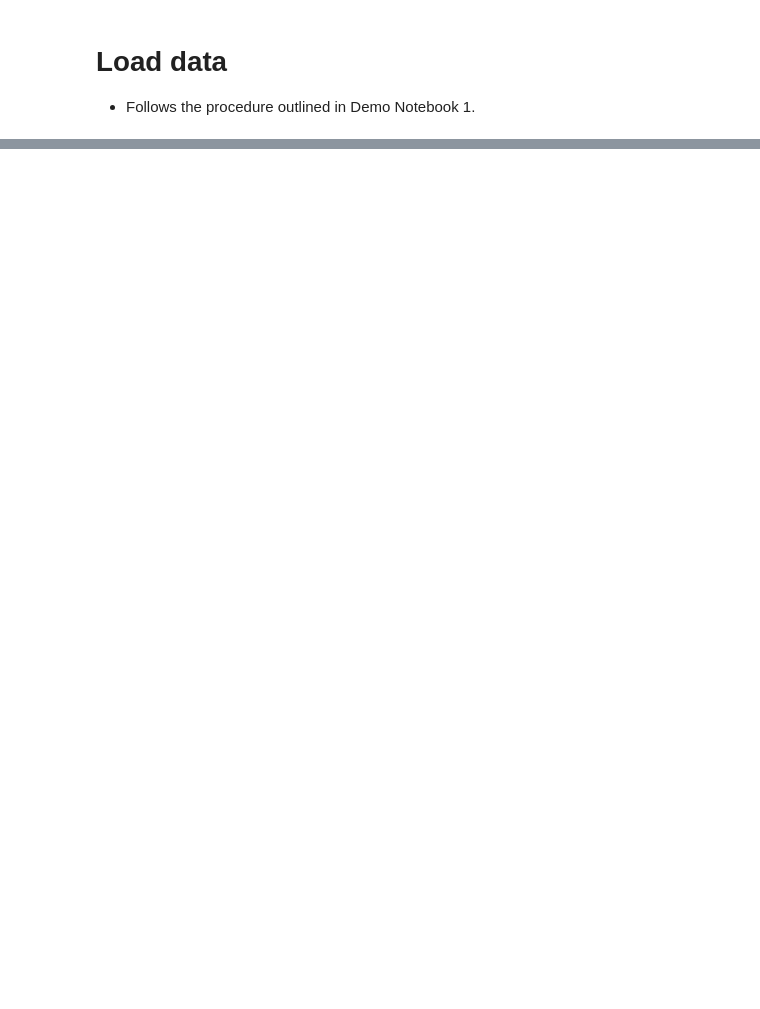
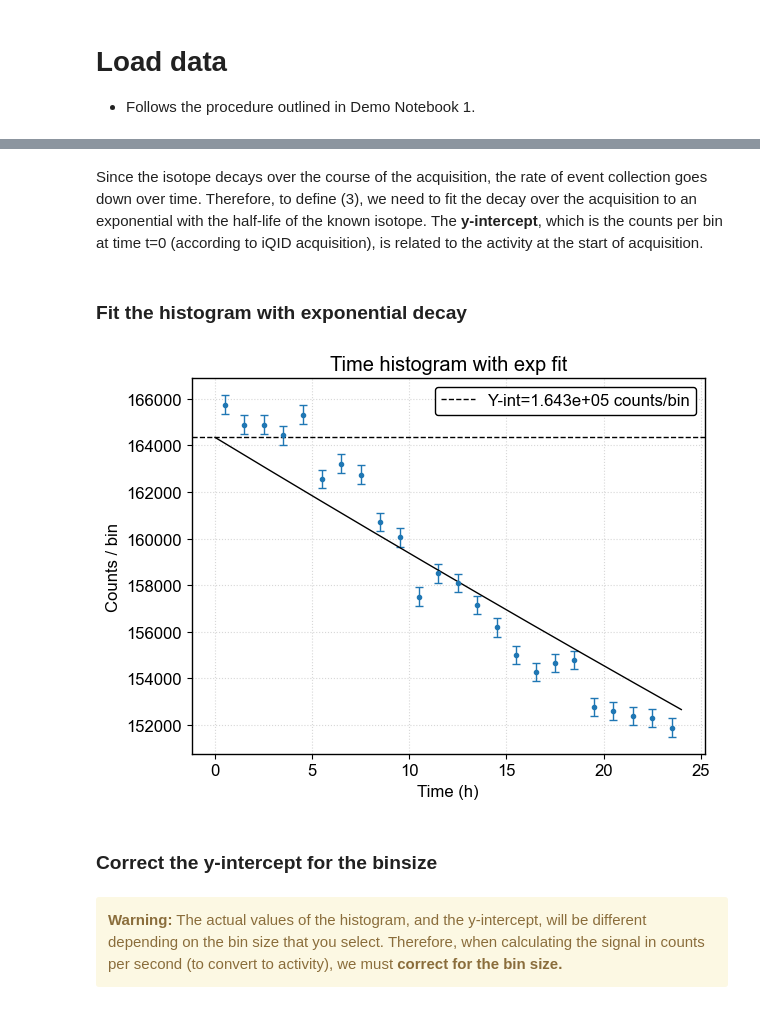
Before and after one commit to robin-peter/iqid-alphas, a Jupyter notebook: demo_notebooks/2_demo_quantify_image.ipynb, the cells around one changed output, grey strips where cells are left out. Saved outputs shown, nothing was run; the diff lists cells and outputs as text; code cells hidden in the pictures; blank space fills up the shorter version.

```diff
--- a/demo_notebooks/2_demo_quantify_image.ipynb
+++ b/demo_notebooks/2_demo_quantify_image.ipynb
@@ -42,0 +78,34 @@ Wall time: 2.58 s
+# %% [markdown]
+Since the isotope decays over the course of the acquisition, the rate of event collection goes down over time. Therefore, to define (3), we need to fit the decay over the acquisition to an exponential with the half-life of the known isotope. The **y-intercept**, which is the counts per bin at time t=0 (according to iQID acquisition), is related to the activity at the start of acquisition.
+# %% [markdown]
+### Fit the histogram with exponential decay
+# %%
+# fit the histogram with an exponential decay
+popt, pcov, param_std, res, chisq, chisqn = cdat.fitHist(
+    binedges, n, func=po.exponential, p0=[1, thalf], tol=0.05)
+
+# generate dummy array to plot the exponential
+tdummy = np.linspace(tdata[0], tdata[-1], 5000)
+
+# plot the components on top of the histogram
+plt.errorbar(binedges, n, np.sqrt(n), linestyle='none', capsize=3, marker='.') # errorbars
+plt.plot(tdummy, po.exponential(tdummy, *popt), color='k')
+
+# identify the y-intercept and plot it
+yint = popt[0]
+plt.axhline(yint, color='k', ls='--', label='Y-int={:.3e} counts/bin'.format(yint))
+
+plt.xlabel('Time (h)')
+plt.ylabel('Counts / bin')
+plt.title('Time histogram with exp fit')
+plt.legend()
+plt.tight_layout()
+plt.show()
+# %% [output]
+[figure, added]
+# %% [markdown]
+### Correct the y-intercept for the binsize
+# %% [markdown]
+<div class="alert alert-block alert-warning">
+<b>Warning:</b> The actual values of the histogram, and the y-intercept, </b>will be different depending on the bin size that you select.</b> Therefore, when calculating the signal in counts per second (to convert to activity), we must <b> correct for the bin size.</b>
+</div>
```
Also changed, not shown: parts of 8 cells of this notebook, 2 other files.
